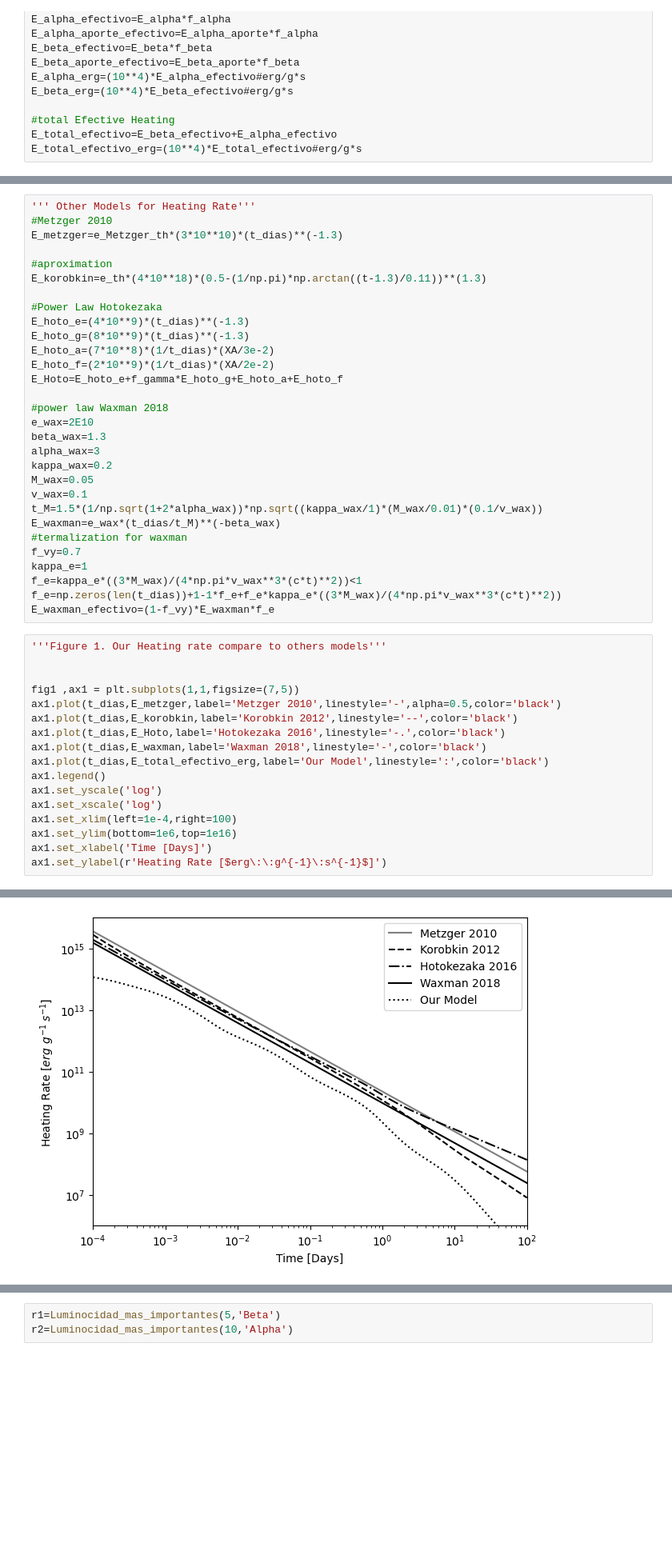
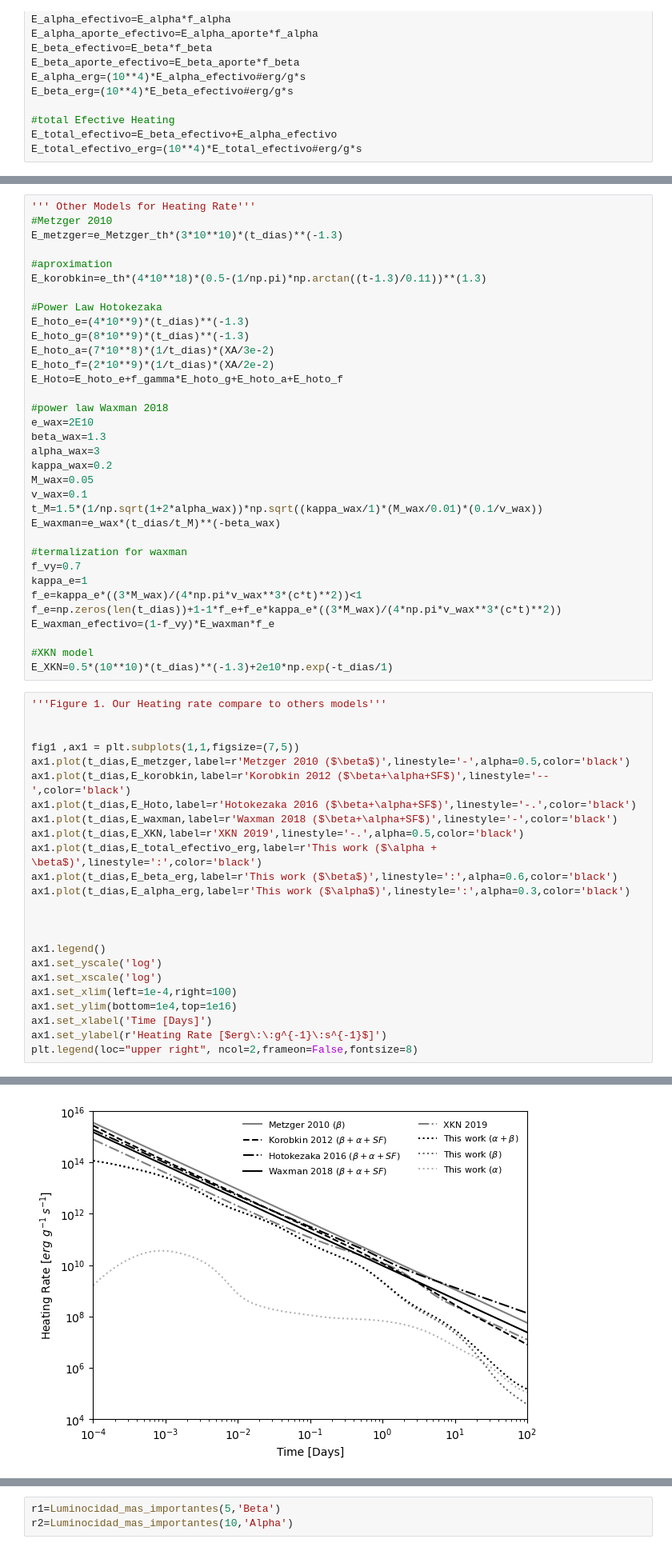
Before and after one commit to DiegoHp45/Kilonova, a Jupyter notebook: article_1.ipynb, the cells around one changed output, grey strips where cells are left out. Shown at 80% size. Saved outputs shown, nothing was run; the diff lists cells and outputs as text; blank space fills up the shorter version.

Commit message:
changes for xkn model code

```diff
--- a/article_1.ipynb
+++ b/article_1.ipynb
@@ -274,27 +278,38 @@ M_wax=0.05
 v_wax=0.1
 t_M=1.5*(1/np.sqrt(1+2*alpha_wax))*np.sqrt((kappa_wax/1)*(M_wax/0.01)*(0.1/v_wax))
 E_waxman=e_wax*(t_dias/t_M)**(-beta_wax)
+
 #termalization for waxman
 f_vy=0.7
 kappa_e=1
 f_e=kappa_e*((3*M_wax)/(4*np.pi*v_wax**3*(c*t)**2))<1
 f_e=np.zeros(len(t_dias))+1-1*f_e+f_e*kappa_e*((3*M_wax)/(4*np.pi*v_wax**3*(c*t)**2))
 E_waxman_efectivo=(1-f_vy)*E_waxman*f_e
+
+#XKN model
+E_XKN=0.5*(10**10)*(t_dias)**(-1.3)+2e10*np.exp(-t_dias/1)
 # %%
 '''Figure 1. Our Heating rate compare to others models'''
 
 
 fig1 ,ax1 = plt.subplots(1,1,figsize=(7,5))
-ax1.plot(t_dias,E_metzger,label='Metzger 2010',linestyle='-',alpha=0.5,color='black')
-ax1.plot(t_dias,E_korobkin,label='Korobkin 2012',linestyle='--',color='black')
-ax1.plot(t_dias,E_Hoto,label='Hotokezaka 2016',linestyle='-.',color='black')
-ax1.plot(t_dias,E_waxman,label='Waxman 2018',linestyle='-',color='black')
-ax1.plot(t_dias,E_total_efectivo_erg,label='Our Model',linestyle=':',color='black')
+ax1.plot(t_dias,E_metzger,label=r'Metzger 2010 ($\beta$)',linestyle='-',alpha=0.5,color='black')
+ax1.plot(t_dias,E_korobkin,label=r'Korobkin 2012 ($\beta+\alpha+SF$)',linestyle='--',color='black')
+ax1.plot(t_dias,E_Hoto,label=r'Hotokezaka 2016 ($\beta+\alpha+SF$)',linestyle='-.',color='black')
+ax1.plot(t_dias,E_waxman,label=r'Waxman 2018 ($\beta+\alpha+SF$)',linestyle='-',color='black')
+ax1.plot(t_dias,E_XKN,label=r'XKN 2019',linestyle='-.',alpha=0.5,color='black')
+ax1.plot(t_dias,E_total_efectivo_erg,label=r'This work ($\alpha + \beta$)',linestyle=':',color='black')
+ax1.plot(t_dias,E_beta_erg,label=r'This work ($\beta$)',linestyle=':',alpha=0.6,color='black')
+ax1.plot(t_dias,E_alpha_erg,label=r'This work ($\alpha$)',linestyle=':',alpha=0.3,color='black')
+
+
+
 ax1.legend()
 ax1.set_yscale('log')
 ax1.set_xscale('log')
 ax1.set_xlim(left=1e-4,right=100)
-ax1.set_ylim(bottom=1e6,top=1e16)
+ax1.set_ylim(bottom=1e4,top=1e16)
 ax1.set_xlabel('Time [Days]')
 ax1.set_ylabel(r'Heating Rate [$erg\:\:g^{-1}\:s^{-1}$]')
+plt.legend(loc="upper right", ncol=2,frameon=False,fontsize=8)
 # %% [output]
@@ -302,2 +317,2 @@ Text(0, 0.5, 'Heating Rate [$erg\\:\\:g^{-1}\\:s^{-1}$]')
-[figure, old version]
+[figure, new version]
 # %%
```
Also changed, not shown: parts of 9 cells of this notebook.
